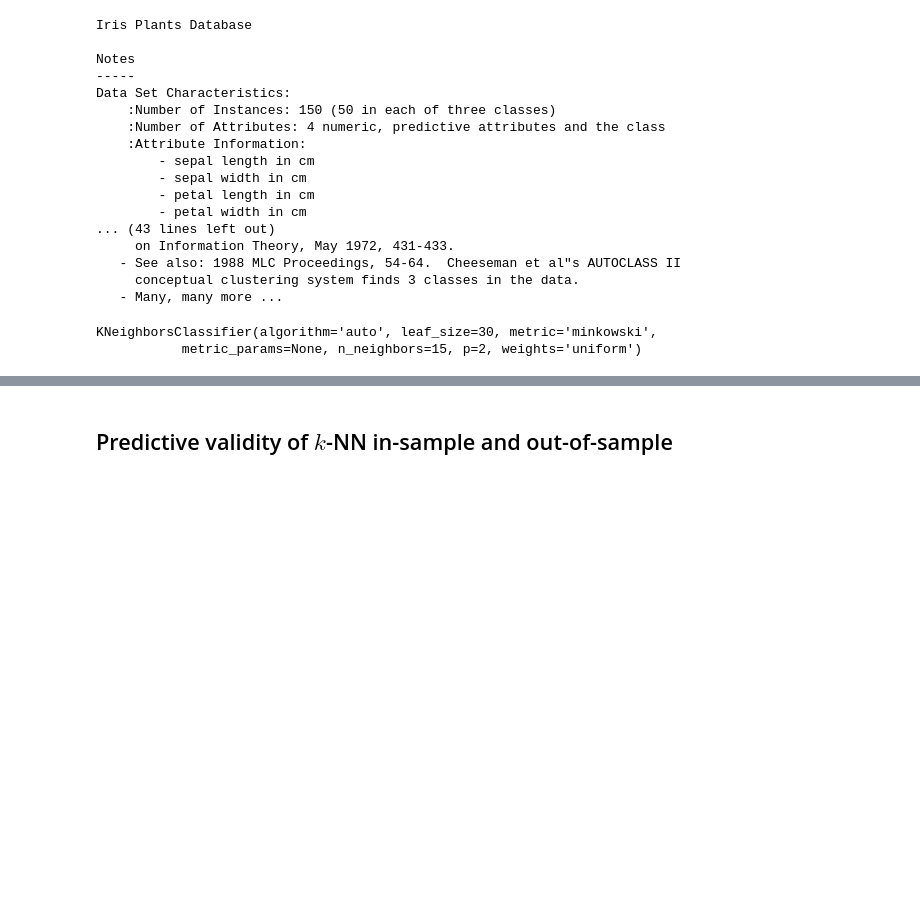
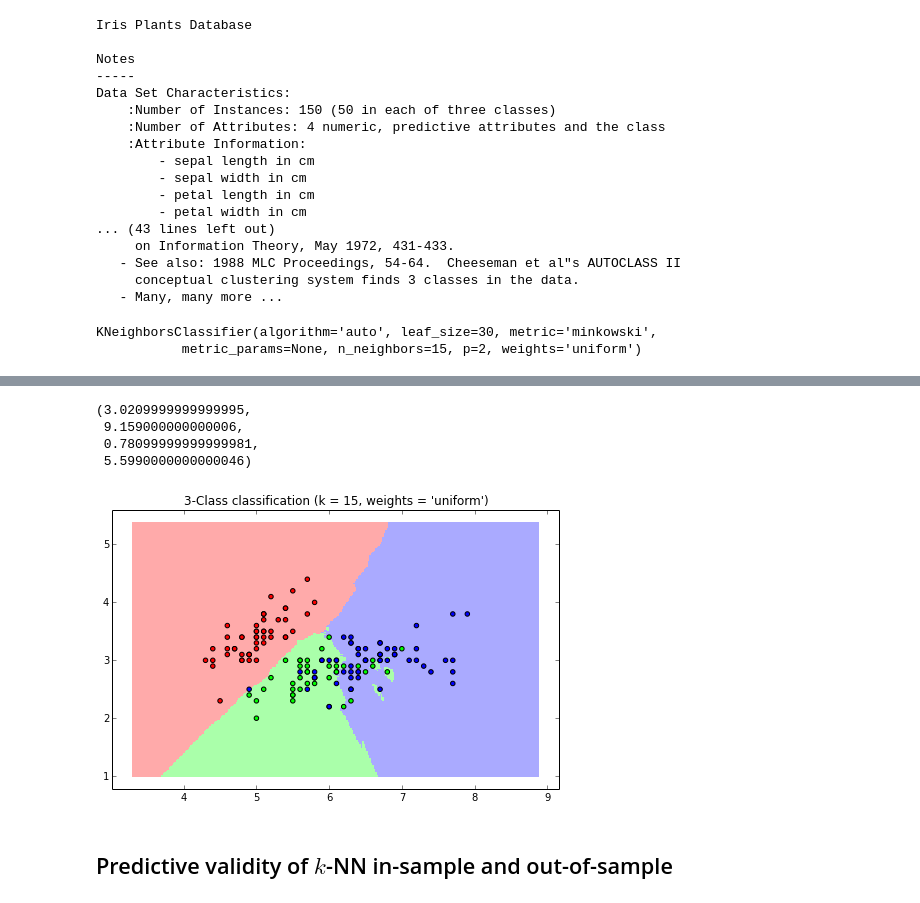
Before and after one commit to aflaxman/AI4HM, a Jupyter notebook: Week_2/Lecture_2a.ipynb, the cells around one changed output, grey strips where cells are left out. Cells and saved outputs as stored; diff of their text form; code cells hidden in the pictures; blank space fills up the shorter version.

```diff
--- a/Week_2/Lecture_2a.ipynb
+++ b/Week_2/Lecture_2a.ipynb
@@ -174,18 +185,23 @@ cmap_light = ListedColormap(['#FFAAAA', '#AAFFAA', '#AAAAFF'])
 cmap_bold = ListedColormap(['#FF0000', '#00FF00', '#0000FF'])
 # %%
 # Put the result into a color plot
-figure(figsize=(8,5))
+plt.figure(figsize=(8,5))
 
 Z = Z.reshape(xx.shape)
-pcolormesh(xx, yy, Z, cmap=cmap_light)
+plt.pcolormesh(xx, yy, Z, cmap=cmap_light)
 
 # Plot also the training points
-scatter(X[:, 0], X[:, 1], c=y, cmap=cmap_bold)
-title("3-Class classification (k = %i, weights = '%s')"
+plt.scatter(X[:, 0], X[:, 1], c=y, cmap=cmap_bold)
+plt.title("3-Class classification (k = %i, weights = '%s')"
              % (n_neighbors, weights))
 
-axis('tight')
-pass
+plt.axis('tight')
+# %% [output]
+(3.0209999999999995,
+ 9.159000000000006,
+ 0.78099999999999981,
+ 5.5990000000000046)
+[figure, added]
 # %% [markdown]
 ## Predictive validity of $k$-NN in-sample and out-of-sample
 # %%
```
Also changed, not shown: parts of 12 cells of this notebook, 6 other files.
